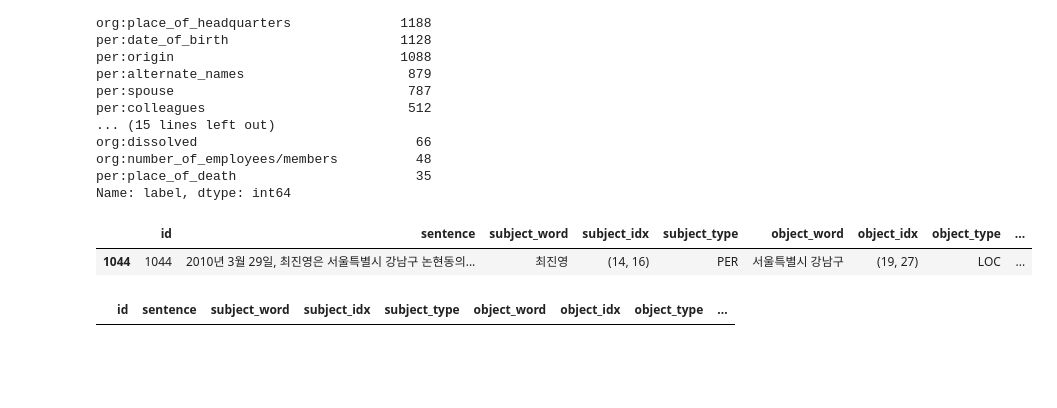
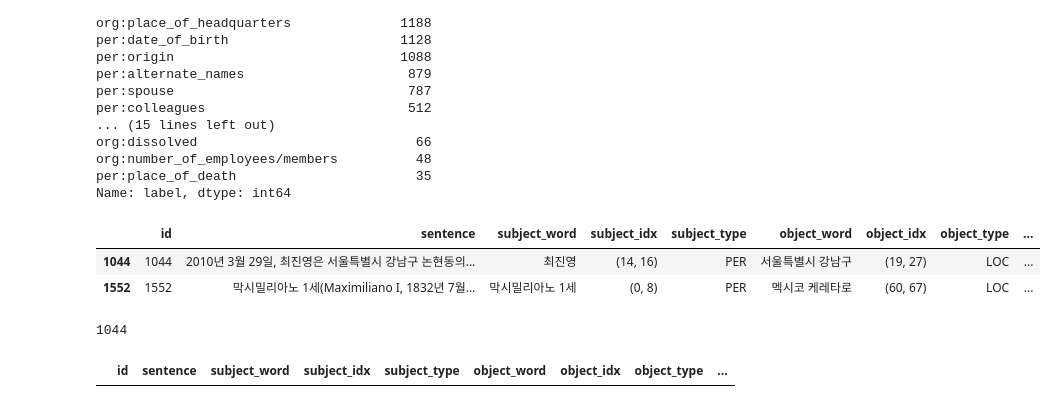
Before and after one commit to boostcampaitech2/klue-level2-nlp-13, a Jupyter notebook: unit_test/Augmentation.ipynb, the cells around one changed output. Drawn from its saved outputs; the diff is of its cells as text; code cells hidden in the pictures; blank space fills up the shorter version.

```diff
--- a/unit_test/Augmentation.ipynb
+++ b/unit_test/Augmentation.ipynb
@@ -221,10 +221,16 @@ org:number_of_employees/members          48
 per:place_of_death                       35
 Name: label, dtype: int64
 # %%
-train_dataset[train_dataset['label'] == 'per:place_of_death'].head(1)
+temp = train_dataset[train_dataset['label'] == 'per:place_of_death'].head(2)
+temp
 # %% [output]
 |  | id | sentence | subject_word | subject_idx | subject_type | object_word | object_idx | object_type | ... |
 | 1044 | 1044 | 2010년 3월 29일, 최진영은 서울특별시 강남구 논현동의... | 최진영 | (14, 16) | PER | 서울특별시 강남구 | (19, 27) | LOC | ... |
+| 1552 | 1552 | 막시밀리아노 1세(Maximiliano I, 1832년 7월... | 막시밀리아노 1세 | (0, 8) | PER | 멕시코 케레타로 | (60, 67) | LOC | ... |
+# %%
+temp.iloc[0].id
+# %% [output]
+1044
 # %%
 additional_dataset = train_dataset.copy().head(0)
 additional_dataset
```
Also changed, not shown: parts of 11 cells of this notebook, 11 other files.
